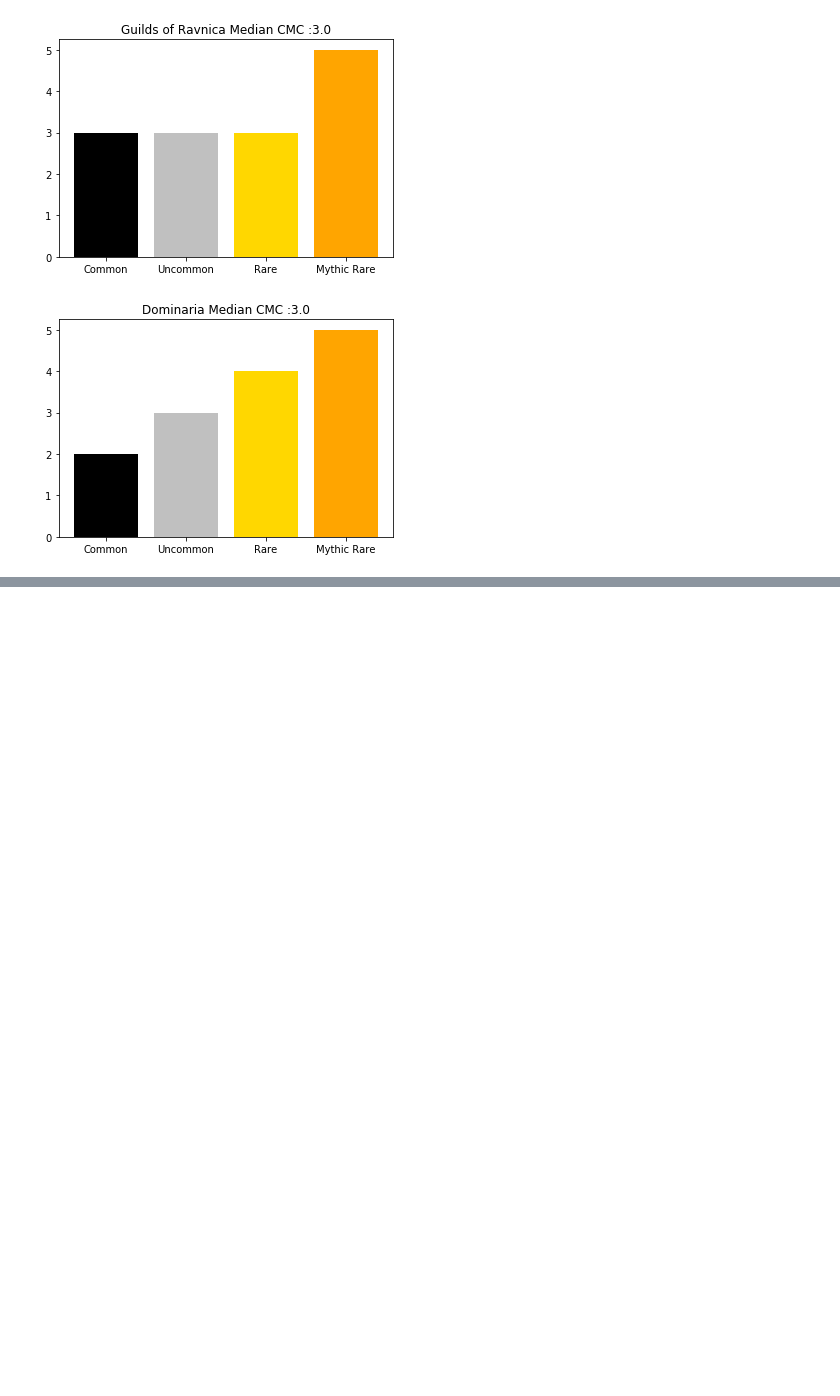
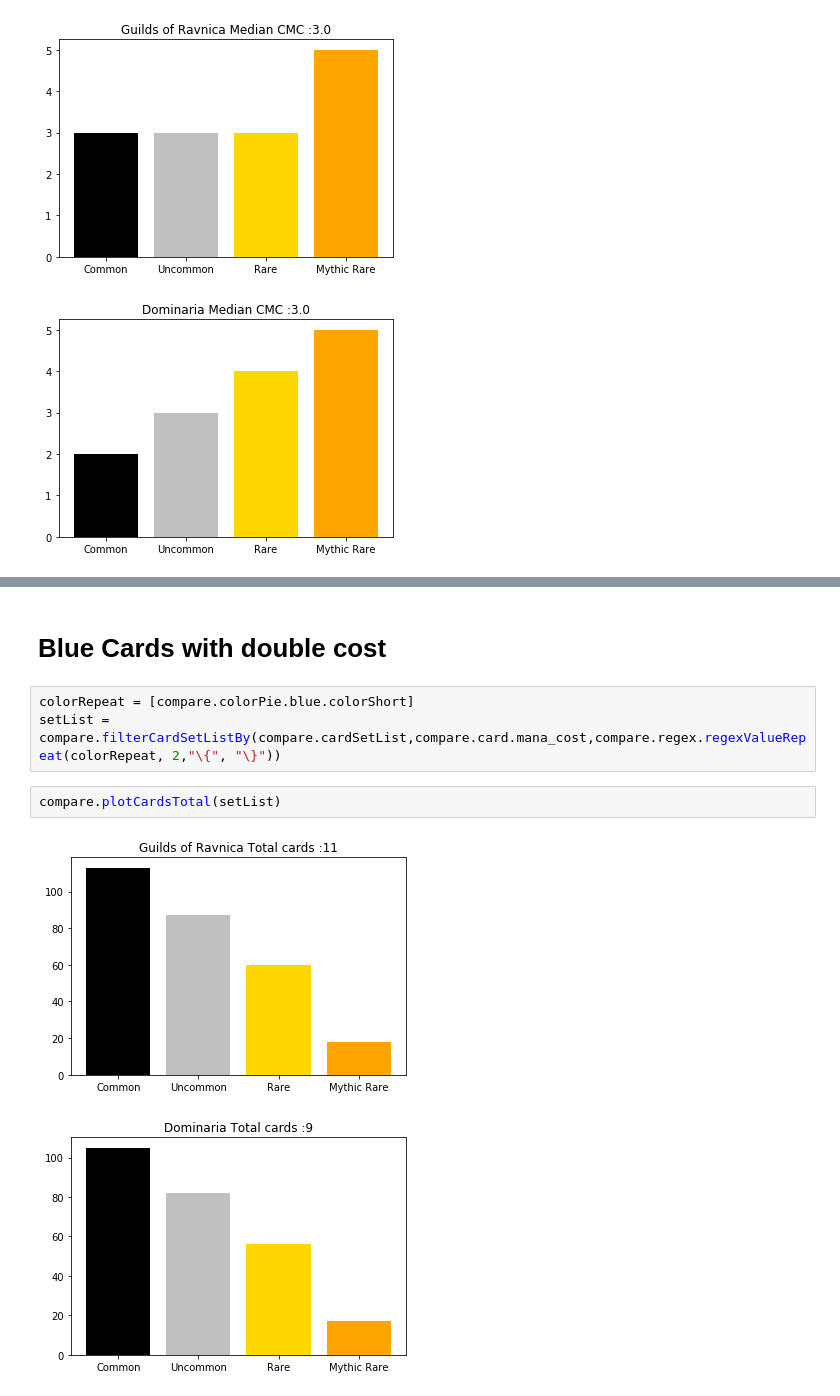
Before and after one commit to Welpato/mtgAnalyzer, a Jupyter notebook: Draft Guilds of Ravnica - Dominaria.ipynb, the cells around one changed output, grey strips where cells are left out. Saved outputs shown, nothing was run; the diff lists cells and outputs as text; blank space fills up the shorter version.

```diff
--- a/Draft Guilds of Ravnica - Dominaria.ipynb
+++ b/Draft Guilds of Ravnica - Dominaria.ipynb
@@ -19,0 +63,10 @@ compare.plotMedianCmc(compare.cardSetList)
+# %% [markdown]
+# Blue Cards with double cost
+# %%
+colorRepeat = [compare.colorPie.blue.colorShort]
+setList = compare.filterCardSetListBy(compare.cardSetList,compare.card.mana_cost,compare.regex.regexValueRepeat(colorRepeat, 2,"\{", "\}"))
+# %%
+compare.plotCardsTotal(setList)
+# %% [output]
+[figure, added]
+[figure, added]
```
Also changed, not shown: parts of 22 cells of this notebook, 1 other file.
